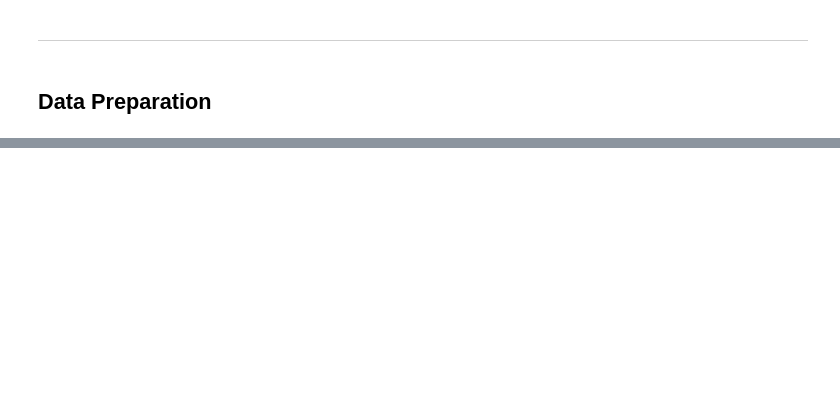
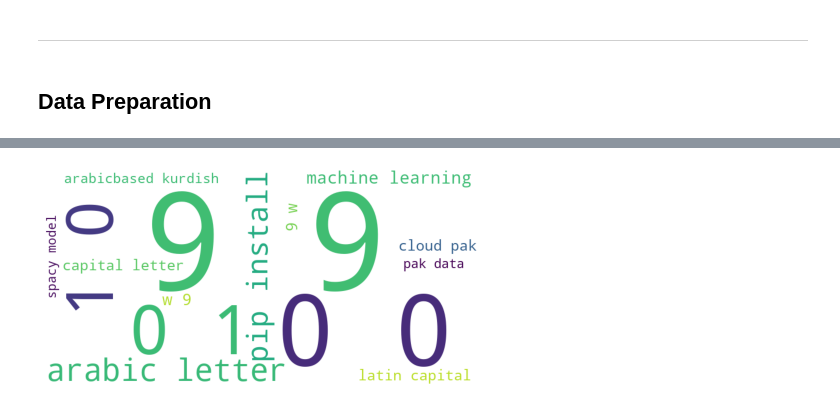
Before and after one commit to justin-m-sullivan/nlp_project, a Jupyter notebook: project_workbook.ipynb, the cells around one changed output, grey strips where cells are left out. Saved outputs shown, nothing was run; the diff lists cells and outputs as text; code cells hidden in the pictures; blank space fills up the shorter version.

```diff
--- a/project_workbook.ipynb
+++ b/project_workbook.ipynb
@@ -92,0 +202,3 @@ df.head()
+# %%
+#Replace Jupyter Notebook in language with python
+df.language = df.language.replace("Jupyter Notebook", "Python")
@@ -92,0 +217,6 @@ df.head()
+# %%
+def clean(text):
+    'A simple function to cleanup text data'
+    wnl = nltk.stem.WordNetLemmatizer()
+    words = re.sub(r'[^\w\s]', '', text).split()
+    return [wnl.lemmatize(word) for word in words]
@@ -92,0 +283,18 @@ df.head()
+# %%
+Python_words = clean(' '.join(df.clean[df.language == 'Python']))
+JavaScript_words = clean(' '.join(df.clean[df.language == 'JavaScript']))
+Cplusplus_words = clean(' '.join(df.clean[df.language == 'C++']))
+PHP_words = clean(' '.join(df.clean[df.language == 'PHP']))
+#CommonLisp_words = clean(' '.join(df.clean[df.language == 'Common Lisp']))
+#C_words = clean(' '.join(df.clean[df.language == 'C']))
+Ruby_words = clean(' '.join(df.clean[df.language == 'Ruby']))
+HTML_words = clean(' '.join(df.clean[df.language == 'HTML']))
+Java_words = clean(' '.join(df.clean[df.language == 'Java']))
+Chash_words = clean(' '.join(df.clean[df.language == 'C#']))
+#TeX_words = clean(' '.join(df.clean[df.language == 'TeX']))
+#Go_words = clean(' '.join(df.clean[df.language == 'Go']))
+#CSS_words = clean(' '.join(df.clean[df.language == 'CSS']))
+#TypeScript_words = clean(' '.join(df.clean[df.language == 'TypeScript']))
+#Shell_words = clean(' '.join(df.clean[df.language == 'Shell']))
+#PowerShell_words = clean(' '.join(df.clean[df.language == 'PowerShell']))
+#R_words = clean(' '.join(df.clean[df.language == 'R']))
@@ -92,0 +382,5 @@ df.head()
+# %%
+#Create a bigram of words
+top_15_Python_bigrams = (pd.Series(nltk.ngrams(Python_words, 2)).value_counts().head(15))
+
+top_15_Python_bigrams
@@ -92,0 +404,10 @@ df.head()
+# %%
+#Create a wordcloud of the blog bigrams
+data = {k[0] + ' ' + k[1]: v for k, v in top_15_Python_bigrams.to_dict().items()}
+img = WordCloud(background_color='white', width=800, height=400).generate_from_frequencies(data)
+plt.figure(figsize=(8, 4))
+plt.imshow(img)
+plt.axis('off')
+plt.show()
+# %% [output]
+[figure, added]
```
Also changed, not shown: parts of 64 cells of this notebook.
